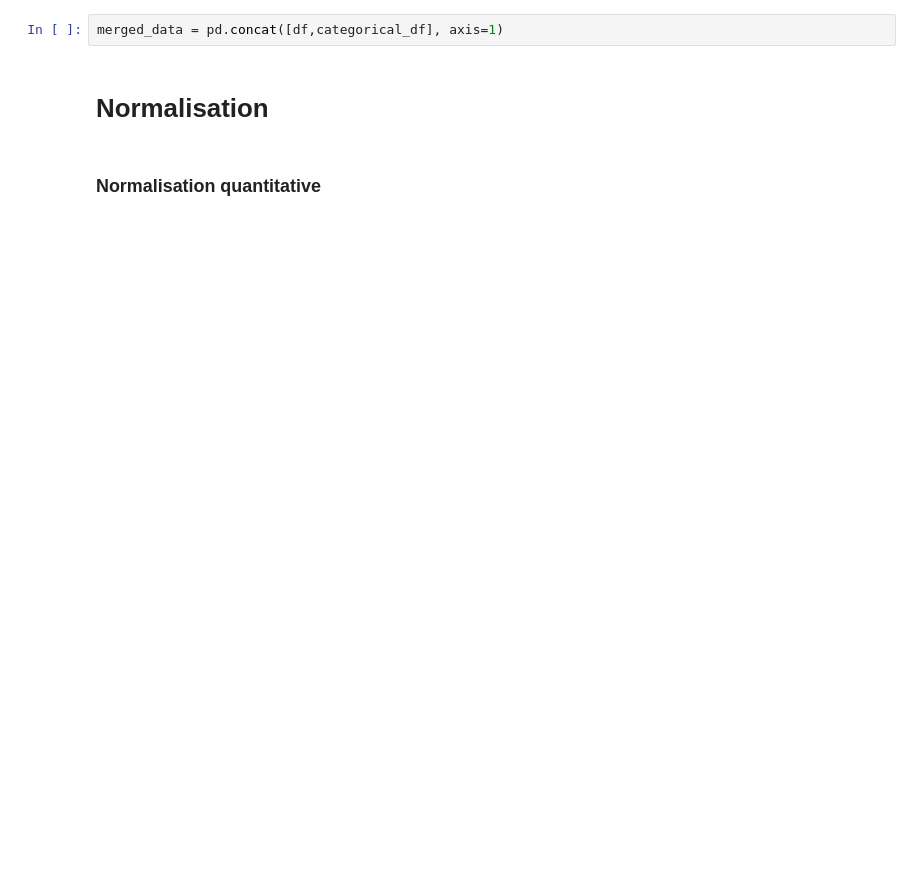
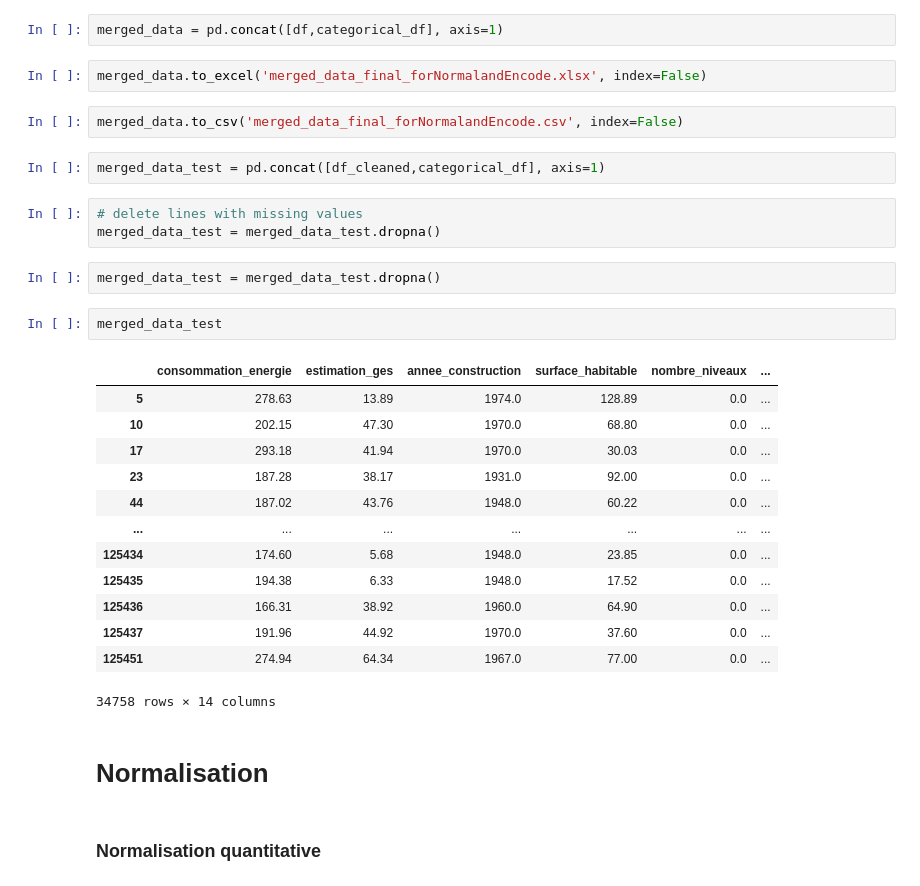
Before and after one commit to BouzelatTarek/DS-Project, a Jupyter notebook: script.ipynb, the cells around one changed output. Drawn from its saved outputs; the diff is of its cells as text; blank space fills up the shorter version.

```diff
--- a/script.ipynb
+++ b/script.ipynb
@@ -1168,5 +1272,32 @@ Series([], dtype: int64)
 # %%
 merged_data = pd.concat([df,categorical_df], axis=1)
+# %%
+merged_data.to_excel('merged_data_final_forNormalandEncode.xlsx', index=False)
+# %%
+merged_data.to_csv('merged_data_final_forNormalandEncode.csv', index=False)
+# %%
+merged_data_test = pd.concat([df_cleaned,categorical_df], axis=1)
+# %%
+# delete lines with missing values
+merged_data_test = merged_data_test.dropna()
+# %%
+merged_data_test = merged_data_test.dropna()
+# %%
+merged_data_test
+# %% [output]
+|  | consommation_energie | estimation_ges | annee_construction | surface_habitable | nombre_niveaux | ... |
+| 5 | 278.63 | 13.89 | 1974.0 | 128.89 | 0.0 | ... |
+| 10 | 202.15 | 47.30 | 1970.0 | 68.80 | 0.0 | ... |
+| 17 | 293.18 | 41.94 | 1970.0 | 30.03 | 0.0 | ... |
+| 23 | 187.28 | 38.17 | 1931.0 | 92.00 | 0.0 | ... |
+| 44 | 187.02 | 43.76 | 1948.0 | 60.22 | 0.0 | ... |
+| ... | ... | ... | ... | ... | ... | ... |
+| 125434 | 174.60 | 5.68 | 1948.0 | 23.85 | 0.0 | ... |
+| 125435 | 194.38 | 6.33 | 1948.0 | 17.52 | 0.0 | ... |
+| 125436 | 166.31 | 38.92 | 1960.0 | 64.90 | 0.0 | ... |
+| 125437 | 191.96 | 44.92 | 1970.0 | 37.60 | 0.0 | ... |
+| 125451 | 274.94 | 64.34 | 1967.0 | 77.00 | 0.0 | ... |
+34758 rows × 14 columns
 # %% [markdown]
 # Normalisation
 # %% [markdown]
```
Also changed, not shown: parts of 88 cells of this notebook, 4 other files.
